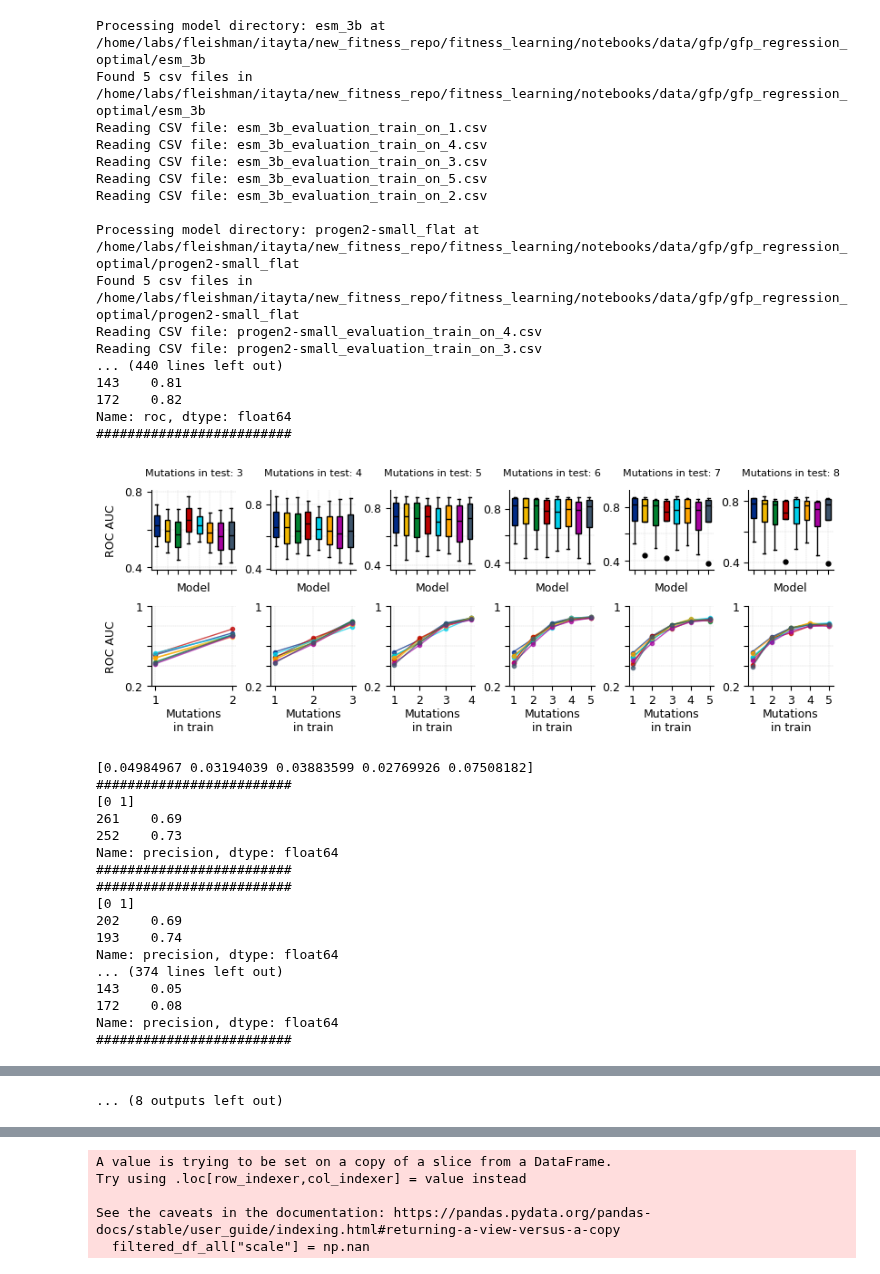
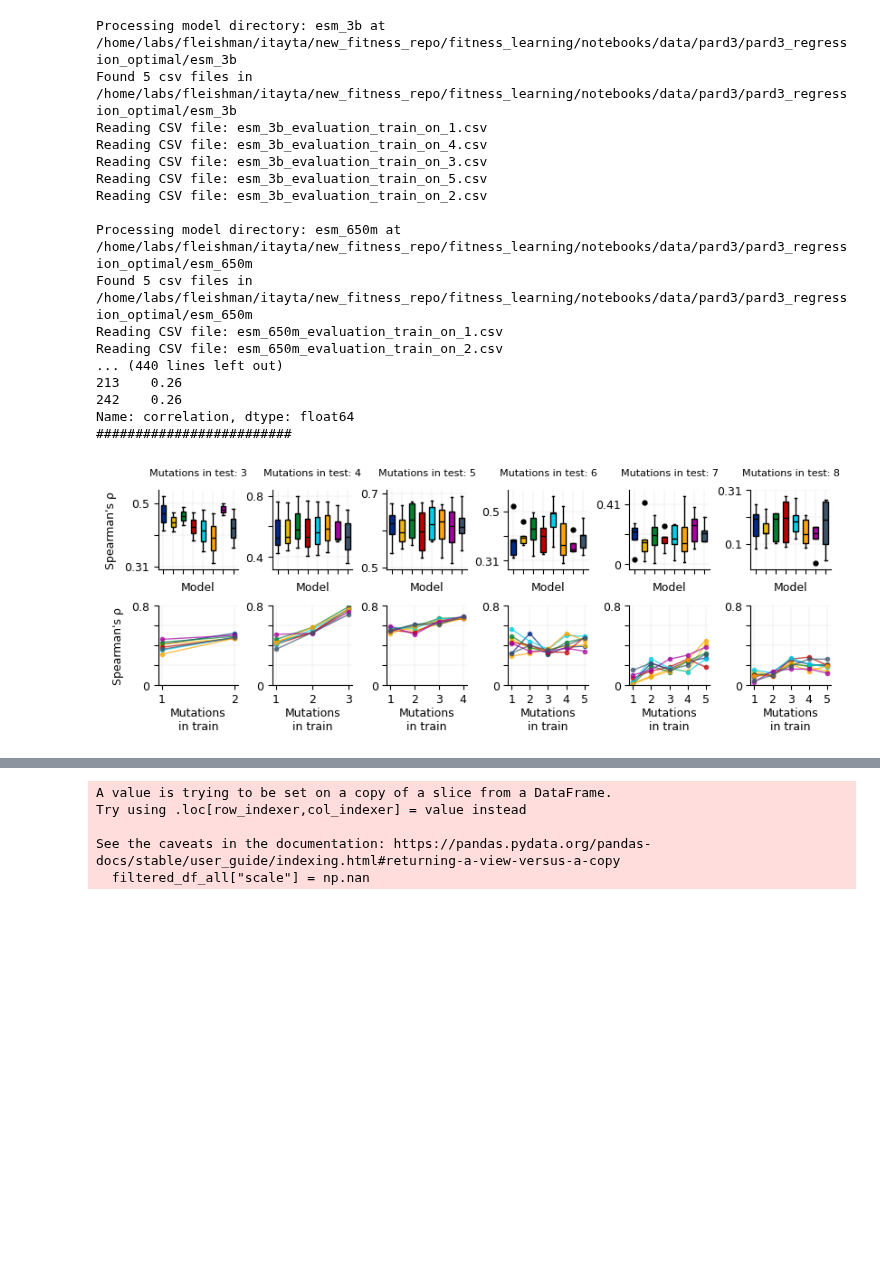
Before and after one commit to drprfitay/fitness_learning, a Jupyter notebook: notebooks/classifier_over_embeddings.ipynb, the cells around one changed output, grey strips where cells are left out. Drawn from its saved outputs; the diff is of its cells as text; code cells hidden in the pictures; blank space fills up the shorter version.

Commit message:
notebooks gix

```diff
--- a/notebooks/classifier_over_embeddings.ipynb
+++ b/notebooks/classifier_over_embeddings.ipynb
@@ -130,27 +130,6 @@ if run_jobs:
                 gpu=False,
                 N_cores=6,
                 rusage="64GB")
-# %%
-df = pd.read_csv(DATASET_PATHS["gfp"])
-discrete_labels = get_labels("gfp", discrete=True)
-continuous_labels = get_labels("gfp", discrete=True)
-
-
-probabilities_by_mutations = []
-numt_muts_column = num_muts_column_name["gfp"]
-
-n_muts = np.unique(df[numt_muts_column].to_numpy())
-n_muts = n_muts[n_muts > 0]
-for i in n_muts:
-    counts = np.unique(discrete_labels[df[numt_muts_column] == i], return_counts=True)
-    row = np.array([
-        np.array([i]).astype(float)[0].item(),
-        counts[1][0] / sum(counts[1]),
-        1 - counts[1][0] / sum(counts[1])
-    ])
-    probabilities_by_mutations.append(row)
-
-gfp_muts = np.stack(probabilities_by_mutations)[:,1:]
 # %%
 def plot_mutation_model_performance(
     color_map,
@@ -375,11 +354,7 @@ def plot_mutation_model_performance(
 
 
 var_to_use_dict = {
-    "gfp": ["roc", "precision", "f1", "accuracy", "recall", "top_100_pct"],
-    "pard3": ["correlation"],
-    "lov": ["correlation"],
-    "casp": ["correlation"],
-    "his": ["correlation"]
+    "pard3": ["correlation"]
 }
 # %%
 color_map = {
@@ -396,58 +371,41 @@ color_map = {
 pred_begin = 1
 min_muts = 3
 n_muts_to_check = 6
 
 
-for dataset_name in ["gfp", "lov", "pard3", "his", "casp"]:
+for dataset_name in ["pard3"]:
     var_to_use = var_to_use_dict[dataset_name]
     embedding_base_dir = "/home/labs/fleishman/itayta/new_fitness_repo/fitness_learning/notebooks/data/%s/%s_regression_optimal" % (dataset_name, dataset_name)
     df_all, ohe_df_all = load_df_all(embedding_base_dir, one_hot=True)
 
     for feature_to_plot in var_to_use:
         plot_mutation_model_performance(
             color_map,
             df_all,
             pred_begin,
             min_muts,
             n_muts_to_check,
             feature_to_plot,
             gfp_muts if (dataset_name == "gfp" and feature_to_plot == "top_100_pct") else None,
             output_dir="./refined_figures/figure_models_comparision/%s/" % dataset_name,
             min_max_y=True
         )
 # %% [output]
-Processing model directory: esm_3b at /home/labs/fleishman/itayta/new_fitness_repo/fitness_learning/notebooks/data/gfp/gfp_regression_optimal/esm_3b
-Found 5 csv files in /home/labs/fleishman/itayta/new_fitness_repo/fitness_learning/notebooks/data/gfp/gfp_regression_optimal/esm_3b
+Processing model directory: esm_3b at /home/labs/fleishman/itayta/new_fitness_repo/fitness_learning/notebooks/data/pard3/pard3_regression_optimal/esm_3b
+Found 5 csv files in /home/labs/fleishman/itayta/new_fitness_repo/fitness_learning/notebooks/data/pard3/pard3_regression_optimal/esm_3b
 Reading CSV file: esm_3b_evaluation_train_on_1.csv
 Reading CSV file: esm_3b_evaluation_train_on_4.csv
 Reading CSV file: esm_3b_evaluation_train_on_3.csv
 Reading CSV file: esm_3b_evaluation_train_on_5.csv
 Reading CSV file: esm_3b_evaluation_train_on_2.csv
 
-Processing model directory: progen2-small_flat at /home/labs/fleishman/itayta/new_fitness_repo/fitness_learning/notebooks/data/gfp/gfp_regression_optimal/progen2-small_flat
-Found 5 csv files in /home/labs/fleishman/itayta/new_fitness_repo/fitness_learning/notebooks/data/gfp/gfp_regression_optimal/progen2-small_flat
-Reading CSV file: progen2-small_evaluation_train_on_4.csv
-Reading CSV file: progen2-small_evaluation_train_on_3.csv
+Processing model directory: esm_650m at /home/labs/fleishman/itayta/new_fitness_repo/fitness_learning/notebooks/data/pard3/pard3_regression_optimal/esm_650m
+Found 5 csv files in /home/labs/fleishman/itayta/new_fitness_repo/fitness_learning/notebooks/data/pard3/pard3_regression_optimal/esm_650m
+Reading CSV file: esm_650m_evaluation_train_on_1.csv
+Reading CSV file: esm_650m_evaluation_train_on_2.csv
 ... (440 lines left out)
-143    0.81
-172    0.82
-Name: roc, dtype: float64
+213    0.26
+242    0.26
+Name: correlation, dtype: float64
 #########################
-[figure, old version]
+[figure, new version]
-[0.04984967 0.03194039 0.03883599 0.02769926 0.07508182]
-#########################
-[0 1]
-261    0.69
-252    0.73
-Name: precision, dtype: float64
-#########################
-#########################
-[0 1]
-202    0.69
-193    0.74
-Name: precision, dtype: float64
-... (374 lines left out)
-143    0.05
-172    0.08
-Name: precision, dtype: float64
-#########################
@@ -527 +411,0 @@ Name: top_100_pct, dtype: float64
-... (8 outputs left out)
```
Also changed, not shown: parts of 19 cells of this notebook, 1 other file.
